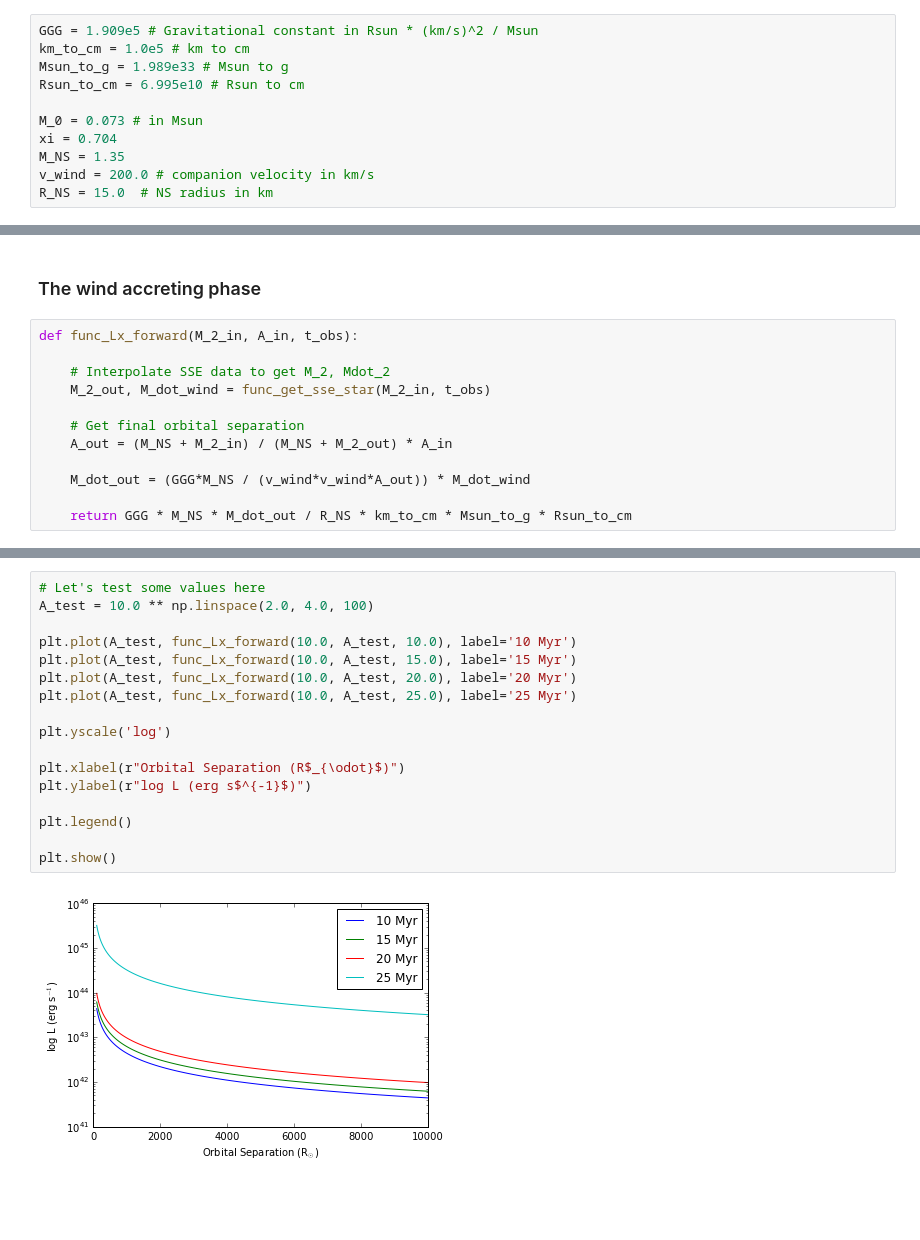
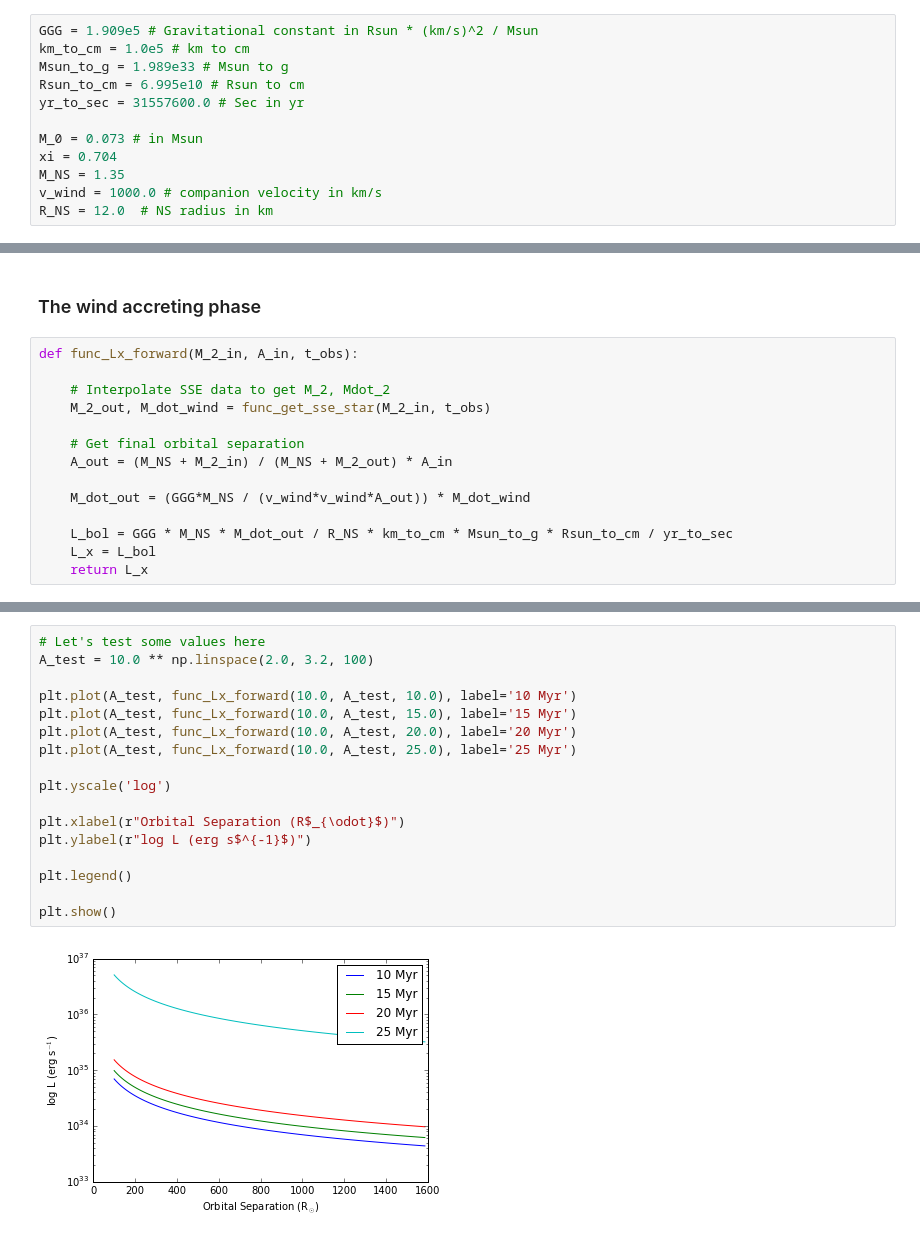
Before and after one commit to astroJeff/XRB, a Jupyter notebook: notebooks/XRB Probability.ipynb, the cells around one changed output, grey strips where cells are left out. Saved outputs shown, nothing was run; the diff lists cells and outputs as text; blank space fills up the shorter version.

```diff
--- a/notebooks/XRB Probability.ipynb
+++ b/notebooks/XRB Probability.ipynb
@@ -17,12 +17,13 @@ GGG = 1.909e5 # Gravitational constant in Rsun * (km/s)^2 / Msun
 km_to_cm = 1.0e5 # km to cm
 Msun_to_g = 1.989e33 # Msun to g
 Rsun_to_cm = 6.995e10 # Rsun to cm
+yr_to_sec = 31557600.0 # Sec in yr
 
 M_0 = 0.073 # in Msun
 xi = 0.704
 M_NS = 1.35
-v_wind = 200.0 # companion velocity in km/s
-R_NS = 15.0  # NS radius in km
+v_wind = 1000.0 # companion velocity in km/s
+R_NS = 12.0  # NS radius in km
 # %% [markdown]
 ### The first mass transfer phase
 # %%
@@ -210,7 +209,9 @@ def func_Lx_forward(M_2_in, A_in, t_obs):
 
     M_dot_out = (GGG*M_NS / (v_wind*v_wind*A_out)) * M_dot_wind
 
-    return GGG * M_NS * M_dot_out / R_NS * km_to_cm * Msun_to_g * Rsun_to_cm
+    L_bol = GGG * M_NS * M_dot_out / R_NS * km_to_cm * Msun_to_g * Rsun_to_cm / yr_to_sec
+    L_x = L_bol
+    return L_x
 # %%
 # Pick the index for a 10 Msun model
 mass = 10.0
@@ -239,19 +240,19 @@ Initial mass =  10.0
 # %%
 # Let's test some values here
-A_test = 10.0 ** np.linspace(2.0, 4.0, 100)
+A_test = 10.0 ** np.linspace(2.0, 3.2, 100)
 
 plt.plot(A_test, func_Lx_forward(10.0, A_test, 10.0), label='10 Myr')
 plt.plot(A_test, func_Lx_forward(10.0, A_test, 15.0), label='15 Myr')
 plt.plot(A_test, func_Lx_forward(10.0, A_test, 20.0), label='20 Myr')
 plt.plot(A_test, func_Lx_forward(10.0, A_test, 25.0), label='25 Myr')
 
 plt.yscale('log')
 
 plt.xlabel(r"Orbital Separation (R$_{\odot}$)")
 plt.ylabel(r"log L (erg s$^{-1}$)")
 
 plt.legend()
 
 plt.show()
 # %% [output]
-[figure, old version]
+[figure, new version]
```
Also changed, not shown: parts of 7 cells of this notebook.
